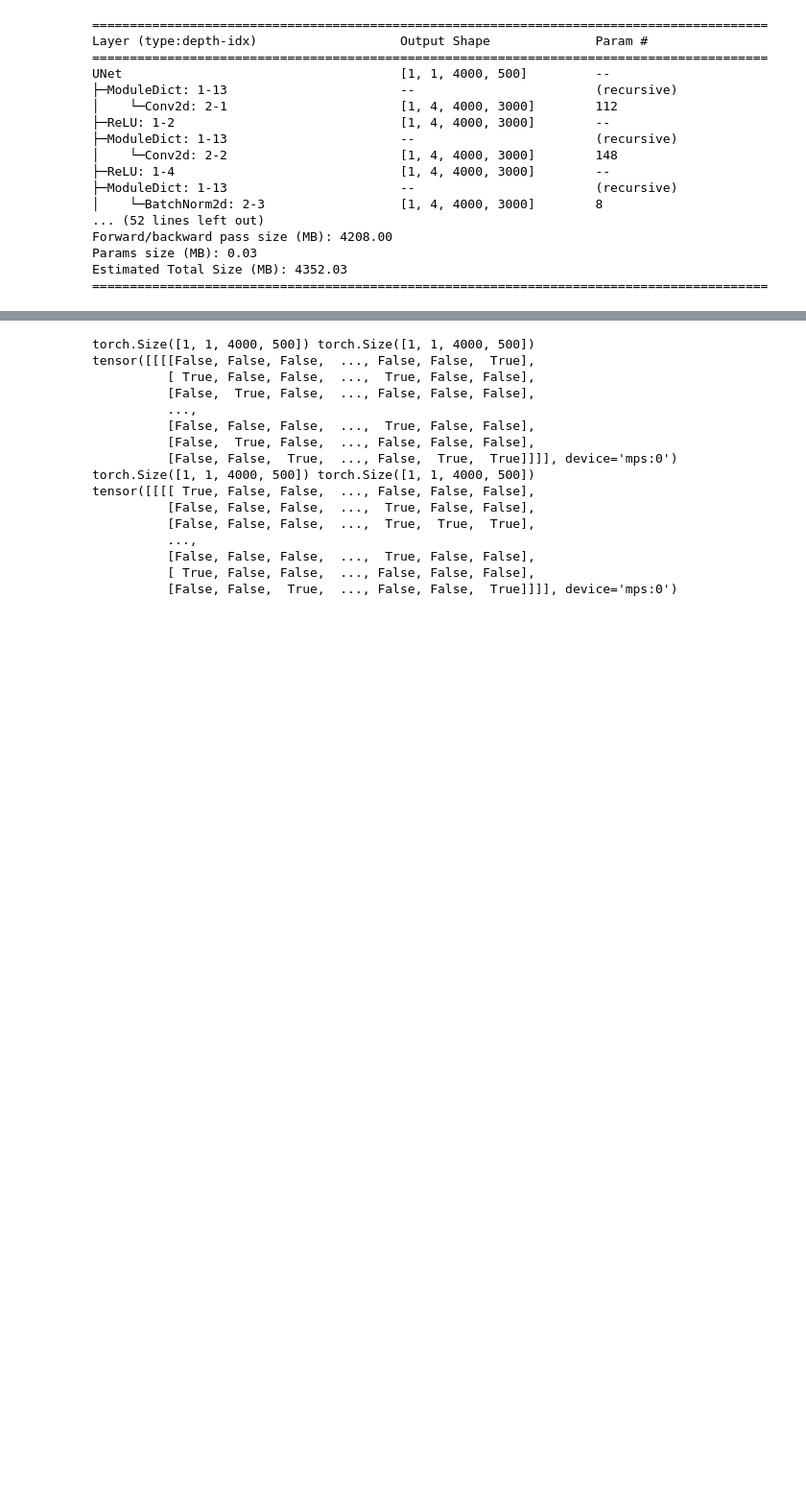
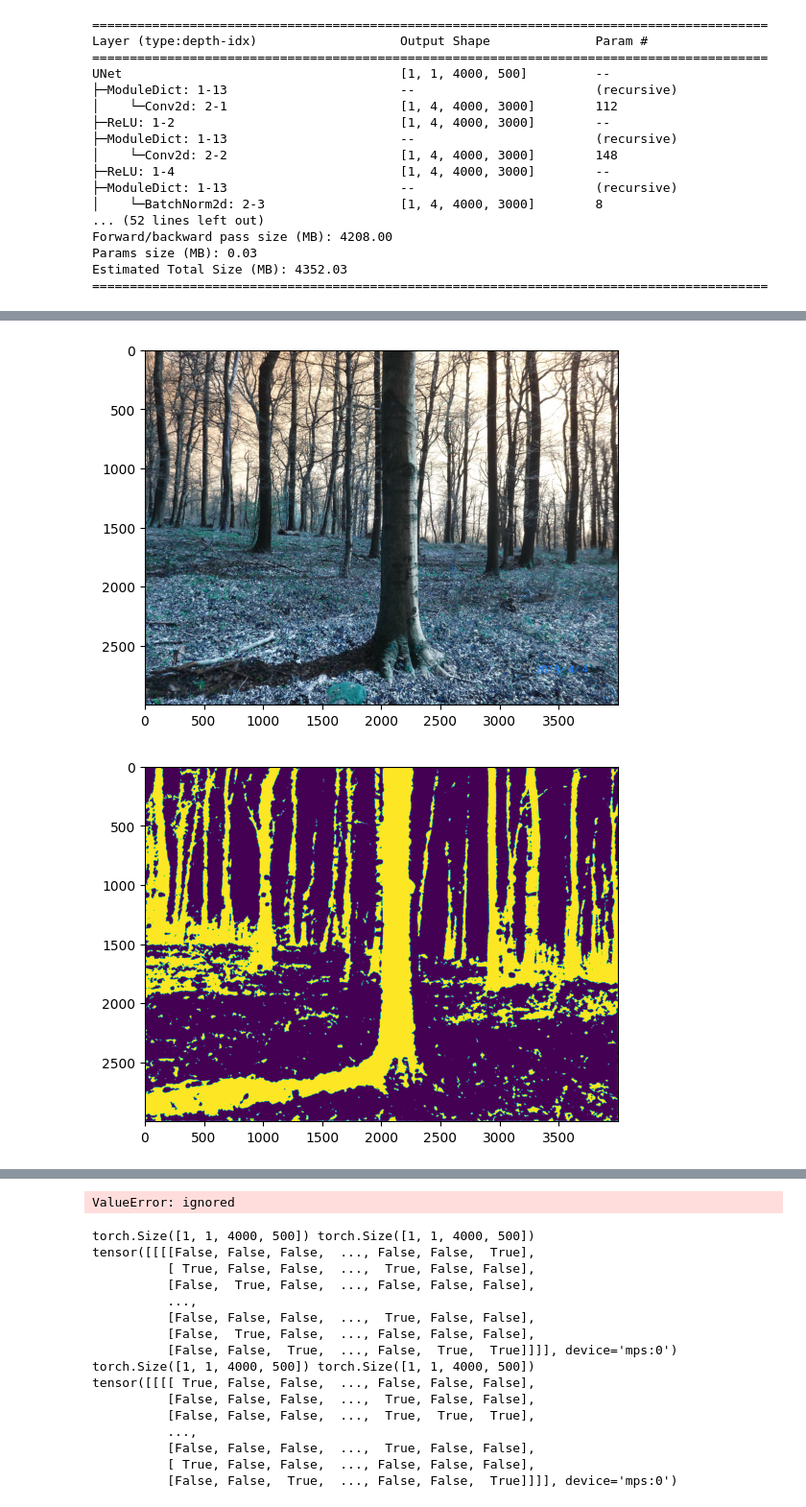
Before and after one commit to lacykaltgr/agriculture-image-processing, a Jupyter notebook: tree_trunk_segmentation/main.ipynb, the cells around one changed output, grey strips where cells are left out. Shown: that part at 96% size. Drawn from its saved outputs; the diff is of its cells as text; code cells hidden in the pictures; blank space fills up the shorter version.

```diff
--- a/tree_trunk_segmentation/main.ipynb
+++ b/tree_trunk_segmentation/main.ipynb
@@ -3,18 +3,18 @@
 # %% [raw]
 e#%% md<a href="https://colab.research.google.com/github/lacykaltgr/satellite-image-segmentation/blob/main/main.ipynb" target="_parent"><img src="https://colab.research.google.com/assets/colab-badge.svg" alt="Open In Colab"/></a>
 # %%
-colab = False
+colab = True
 
 if colab:
-    from google.colab import drive
-    drive.mount('/content/drive')
+    #from google.colab import drive
+    #drive.mount('/content/drive')
     root = '/content/tree_trunk_segmentation/data/'
     device = 'cuda'
-    !wget -O treetrunk.zip https://github.com/lacykaltgr/agriculture-image-processing/archive/refs/heads/laci420.zip
-    !unzip treetrunk.zip
-    !cp -r agriculture-image-processing-laci420/tree_trunk_segmentation/ .
-    !cp agriculture-image-processing-laci420/unet.py .
-    !cp agriculture-image-processing-laci420/utils.py .
+    #!wget -O treetrunk.zip https://github.com/lacykaltgr/agriculture-image-processing/archive/refs/heads/laci420.zip
+    #!unzip treetrunk.zip
+    #!cp -r agriculture-image-processing-laci420/tree_trunk_segmentation/ .
+    #!cp agriculture-image-processing-laci420/unet.py .
+    #!cp agriculture-image-processing-laci420/utils.py .
 else:
     import sys
     import os
@@ -28,11 +28,11 @@ from tree_trunk_segmentation.src.dataset import XYDataset, load_dataset
 
 x_train, y_train, x_val, y_val = load_dataset(root=root,
                                               target_size_x=(4000, 3000),
-                                              target_size_y=(4000, 500),
+                                              target_size_y=(4000, 3000),
                                               val_split_ratio=0.9)
 train_dataset = XYDataset(x_train, y_train)
 val_dataset = XYDataset(x_val, y_val)
 
-batch_size = 1
+batch_size = 5
 train_loader = DataLoader(train_dataset, batch_size=batch_size, shuffle=True)
 val_loader = DataLoader(val_dataset, batch_size=1)
@@ -64,10 +75,10 @@ config = dict(
     strides=1,  # 2*hiddens + 3*hiddens
     criterion=nn.BCELoss(),
     output_activation=nn.Sigmoid(),
-    activation=nn.ReLU(),
+    activation=nn.LeakyReLU(),
     post_process=binary_to_rgb,
     dimensions=2,
-    device='cuda'
+    device=device
 )
 unet = UNet(**config).to(device)
 # %%
@@ -92,5 +103,5 @@ Estimated Total Size (MB): 4352.03
 ==========================================================================================
 # %%
 es = EarlyStopper(patience=10)
-unet.train_model(train_loader, val_loader, es, num_epochs=1000, learning_rate=0.0001, device=device)
+unet.train_model(train_loader, val_loader, es, num_epochs=1000, learning_rate=0.002, device=device)
 # %% [output]
@@ -100,5 +128,10 @@ predictions, results = unet.predict(val_loader, device=device)
 # %%
 from tree_trunk_segmentation.src.utils import plot_results
 
-pred = unet(val_dataset[0][0].cuda().unsqueeze(0)).detach().cpu().numpy()
-plot_results(x_val[0], y_val[0], pred)
+pred = unet(val_dataset[1][0].cuda().unsqueeze(0)).detach().cpu().numpy()
+bin = (pred > 0.05).astype(int)
+
+plot_results(x_val[1], y_val[1], bin)
+# %% [output]
+[figure, added]
+[figure, added]
@@ -105,3 +139,4 @@ plot_results(x_val[0], y_val[0], pred)
+ValueError: ignored
 # %%
 unet.load_state_dict(torch.load('/Users/laszlofreund/code/ai/satellite-image-segmentation/unet.h5', map_location=device))
 # %%
```
Also changed, not shown: parts of 5 cells of this notebook.
